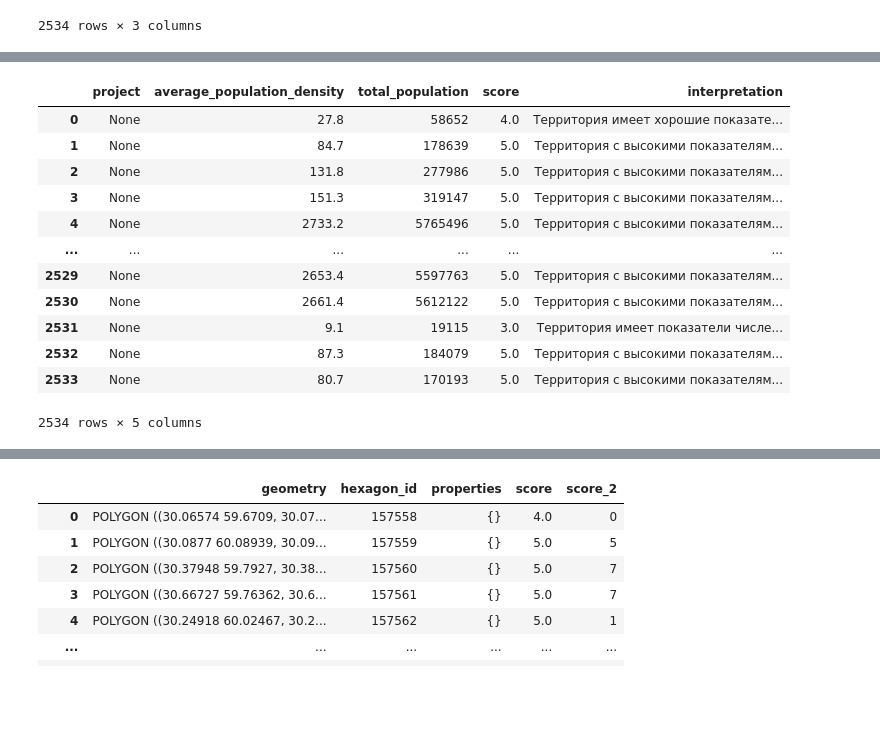
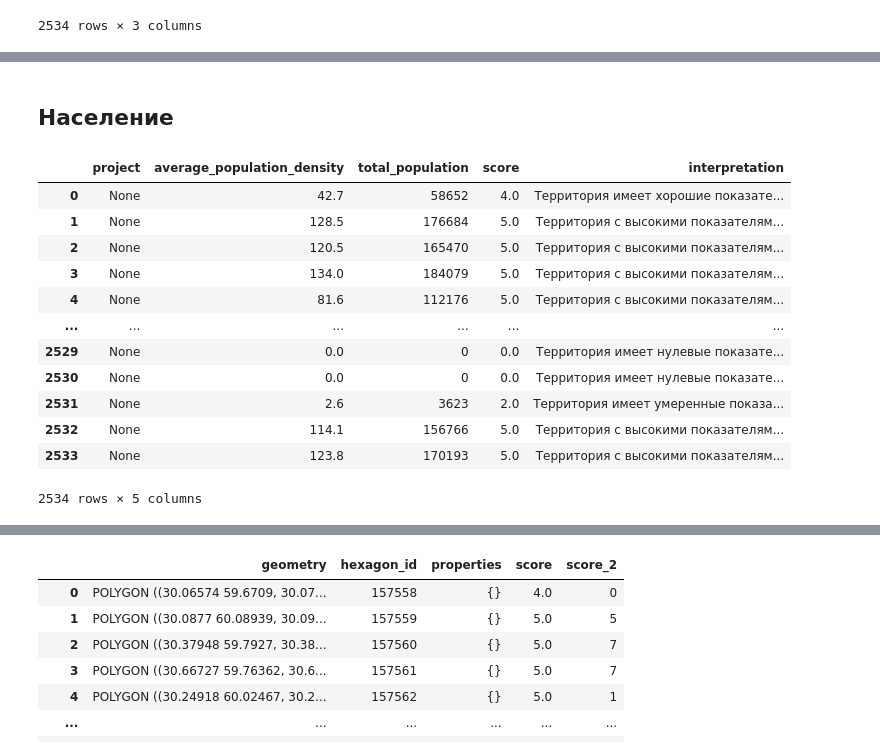
Before and after one commit to Mvin8/PopFrame, a Jupyter notebook: examples/criterion_hex.ipynb, the cells around one changed output, grey strips where cells are left out. Saved outputs shown, nothing was run; the diff lists cells and outputs as text; code cells hidden in the pictures; blank space fills up the shorter version.

Commit message:
feat: new population hex metrics

```diff
--- a/examples/criterion_hex.ipynb
+++ b/examples/criterion_hex.ipynb
@@ -48,7 +48,7 @@ import geopandas as gpd
 def fetch_hexagons(
     territory_id: int,
     centers_only: bool = False,
-    base_url: str = ''
+    base_url: str = 'https://urban-api.idu.kanootoko.org/api/v1/territory/{territory_id}/hexagons'
 ) -> gpd.GeoDataFrame:
     """
     Запрос гексагонов для заданного territory_id и возвращает их в виде GeoDataFrame.
@@ -99,0 +164,33 @@ gdf_hex
+# %%
+import geopandas as gpd
+import pandas as pd
+
+# 1. Предварительно убедимся, что оба GeoDataFrame в одной CRS
+gdf_hex = gdf_hex.to_crs(gdf_mo.crs)
+
+# 2. Оставим в gdf_mo только нужные колонки
+mo = gdf_mo[['geometry', 'territory_id', 'population']]
+
+# 3. Пересечение: для каждого гекса будем знать, с какими МО он пересекается
+hex_mo = gpd.overlay(gdf_hex, mo, how='intersection')
+
+# 4. Посчитаем площадь каждого пересечения
+hex_mo['inter_area'] = hex_mo.geometry.area
+
+# 5. Для каждого hexagon_id найдём запись с максимальной пересекаемой площадью
+idx = hex_mo.groupby('hexagon_id')['inter_area'].idxmax()
+hex_max = hex_mo.loc[idx, ['hexagon_id', 'territory_id', 'population']]
+
+# 6. Примёржим число населения и id МО обратно к gdf_hex
+gdf_hex = gdf_hex.merge(hex_max, on='hexagon_id', how='left')
+
+# 7. Сделаем 5-бальную шкалу (1–5) по квантилям населения
+#    (те, у кого NaN в population, получат NaN в рейтинге)
+gdf_hex['pop_rating'] = pd.qcut(
+    gdf_hex['population'],
+    q=5,
+    labels=[1, 2, 3, 4, 5]
+).astype(float)  # или .astype(int), если уверены, что без NaN
+
+# --- Проверим результат ---
+print(gdf_hex[['hexagon_id', 'territory_id', 'population', 'pop_rating']].head())
@@ -100,24 +217,26 @@ gdf_hex
+# %% [markdown]
+## Население
 # %%
 from popframe.method.territory_evaluation import TerritoryEvaluation
 
 evaluation = TerritoryEvaluation(region=region_model)
 
-results = evaluation.population_criterion(territories_gdf=gdf_hex,towns_gdf=towns)
+results = evaluation.population_criterion(territories_gdf=gdf_hex)
 scores_df = pd.DataFrame(results)
 scores_df
 # %% [output]
 |  | project | average_population_density | total_population | score | interpretation |
-| 0 | None | 27.8 | 58652 | 4.0 | Территория имеет хорошие показате... |
-| 1 | None | 84.7 | 178639 | 5.0 | Территория с высокими показателям... |
-| 2 | None | 131.8 | 277986 | 5.0 | Территория с высокими показателям... |
-| 3 | None | 151.3 | 319147 | 5.0 | Территория с высокими показателям... |
-| 4 | None | 2733.2 | 5765496 | 5.0 | Территория с высокими показателям... |
+| 0 | None | 42.7 | 58652 | 4.0 | Территория имеет хорошие показате... |
+| 1 | None | 128.5 | 176684 | 5.0 | Территория с высокими показателям... |
+| 2 | None | 120.5 | 165470 | 5.0 | Территория с высокими показателям... |
+| 3 | None | 134.0 | 184079 | 5.0 | Территория с высокими показателям... |
+| 4 | None | 81.6 | 112176 | 5.0 | Территория с высокими показателям... |
 | ... | ... | ... | ... | ... | ... |
-| 2529 | None | 2653.4 | 5597763 | 5.0 | Территория с высокими показателям... |
-| 2530 | None | 2661.4 | 5612122 | 5.0 | Территория с высокими показателям... |
-| 2531 | None | 9.1 | 19115 | 3.0 | Территория имеет показатели числе... |
-| 2532 | None | 87.3 | 184079 | 5.0 | Территория с высокими показателям... |
-| 2533 | None | 80.7 | 170193 | 5.0 | Территория с высокими показателям... |
+| 2529 | None | 0.0 | 0 | 0.0 | Территория имеет нулевые показате... |
+| 2530 | None | 0.0 | 0 | 0.0 | Территория имеет нулевые показате... |
+| 2531 | None | 2.6 | 3623 | 2.0 | Территория имеет умеренные показа... |
+| 2532 | None | 114.1 | 156766 | 5.0 | Территория с высокими показателям... |
+| 2533 | None | 123.8 | 170193 | 5.0 | Территория с высокими показателям... |
 2534 rows × 5 columns
 # %%
 gdf_hex['score'] = scores_df['score']
```
Also changed, not shown: parts of 5 cells of this notebook.
